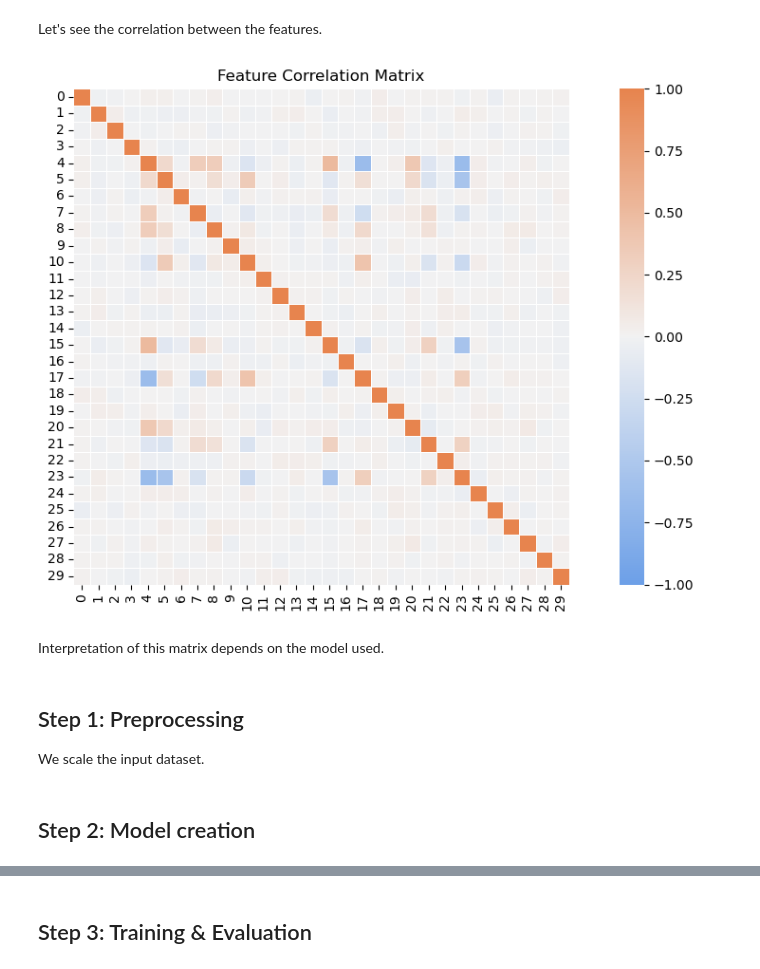
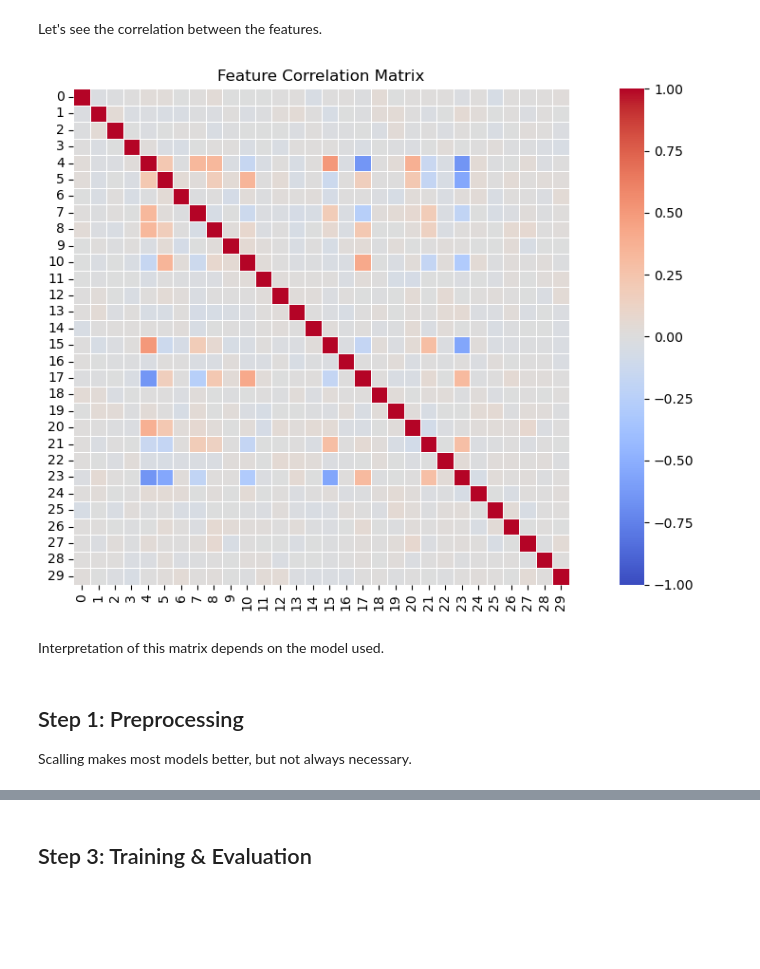
Before and after one commit to Aziz-Zeghal/FTML-Project, a Jupyter notebook: 5.Classification_on_a_given_dataset/classification.ipynb, the cells around one changed output, grey strips where cells are left out. Saved outputs shown, nothing was run; the diff lists cells and outputs as text; code cells hidden in the pictures; blank space fills up the shorter version.

```diff
--- a/5.Classification_on_a_given_dataset/classification.ipynb
+++ b/5.Classification_on_a_given_dataset/classification.ipynb
@@ -53,22 +56,22 @@ feature_corr = np.corrcoef(X_train, rowvar=False)
 # %%
 plt.figure(figsize=(11, 6))
 sns.heatmap(feature_corr,
             annot=False,
             fmt=".2f",
-            cmap=sns.diverging_palette(250, 30, l=65, center="light", as_cmap=True),
+            cmap="coolwarm",
             square=True,
             linewidths=0.5,
             vmin=-1,
             vmax=1)
 plt.title("Feature Correlation Matrix")
 plt.tight_layout()
 plt.show()
 # %% [output]
-[figure, old version]
+[figure, new version]
 # %% [markdown]
 Interpretation of this matrix depends on the model used.
-# %% [markdown]
-## Step 1: Preprocessing
-
-We scale the input dataset.
+# %% [markdown]
+## Step 1: Preprocessing
+
+Scalling makes most models better, but not always necessary.
 # %%
@@ -79,2 +81,0 @@ X_test_scaled = X_scaler.transform(X_test)
-# %% [markdown]
-## Step 2: Model creation
```
Also changed, not shown: parts of 15 cells of this notebook.
